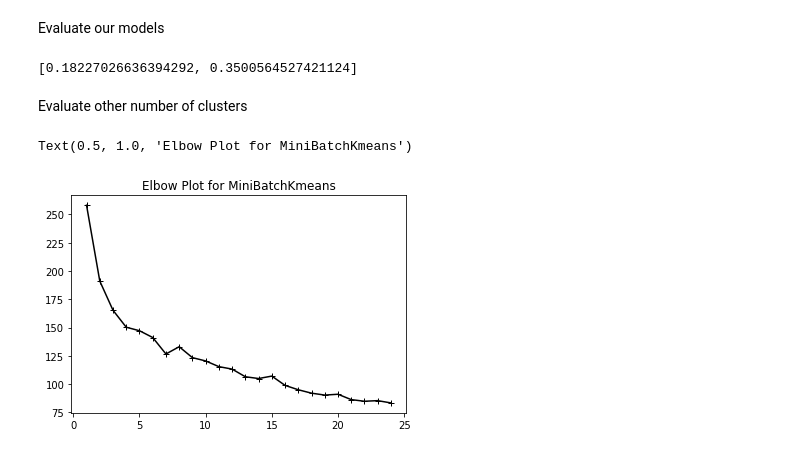
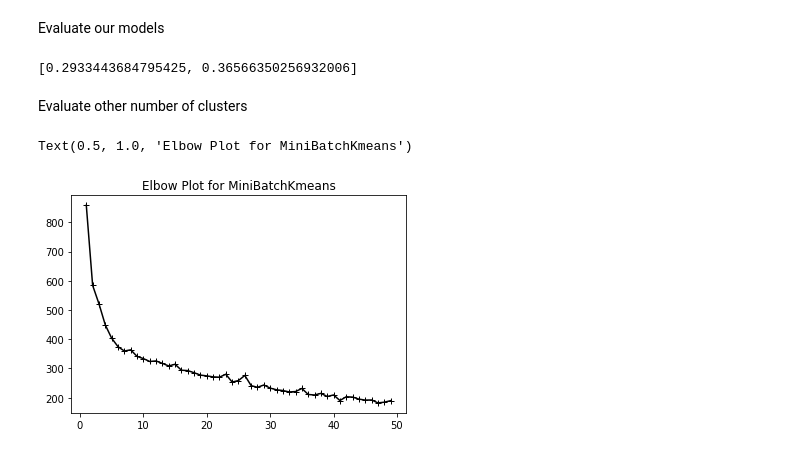
Before and after one commit to nguye82/microwave_imaging_project, a Jupyter notebook: ShapeImageClustering.ipynb, the cells around one changed output. Drawn from its saved outputs; the diff is of its cells as text; code cells hidden in the pictures.

```diff
--- a/ShapeImageClustering.ipynb
+++ b/ShapeImageClustering.ipynb
@@ -341,11 +309,11 @@ silhouette_avg_2 = silhouette_score(field_test, predLabel2)
 Evaluate other number of clusters
 # %%
 wcss = []
-for i in range(1,15):
-    minikmeans = getKmeans(num_clusters=i, train_data=field_train)
-    wcss.append(minikmeans.inertia_)
+for i in range(1,100):
+    minikmeans = MiniBatchKMeans(n_clusters = i, random_state = 420, batch_size=50, max_iter=100)
+    wcss.append(minikmeans.fit(fieldCS).inertia_)
 
-plt.plot(range(1,15), wcss, marker = "+", c = "black")
+plt.plot(range(1,100), wcss,  c = "black")
 plt.title("Elbow Plot for MiniBatchKmeans")
 # %% [output]
 Text(0.5, 1.0, 'Elbow Plot for MiniBatchKmeans')
@@ -379,0 +334,3 @@ kmeans3CT = getKmeans(total_clusters, field_train_CT)
+# %%
+fieldCT = fieldCT.reshape(len(fieldCT),-1)
+fieldCT.shape
@@ -380,5 +339,5 @@ kmeans3CT = getKmeans(total_clusters, field_train_CT)
 # %%
-centroids3CT = kmeans3CT.cluster_centers_.reshape(total_clusters,24,24)
+centroids3CT = kmeans3.fit(fieldCT).cluster_centers_.reshape(3,24,24)
 centroids3CT.shape
 # %% [output]
 (3, 24, 24)
@@ -395,5 +354,5 @@ for index, img in enumerate(centroids3CT):
 # %%
-cluster3CT_img, cluster3CT_freq, cluster3CT_target, cluster3CT_shape = getClusters(kmeans3CT, field_train_CT, freq_train_CT,
-                                                                                   target_train_CT, shape_train_CT, True, False,
+cluster3CT_img, cluster3CT_freq, cluster3CT_target, cluster3CT_shape = getClusters(kmeans3, fieldCT, freqCT,
+                                                                                   targetCT, shapeCT, True, False,
                                                                                    True, True)
 # %% [output]
@@ -513,22 +468,20 @@ predImg2CT, predLabel2CT = getPrediction(field_test_CT, kmeans2CT)
-# %%
-from sklearn.metrics import silhouette_score
-
-silhouette_avg_3CT = silhouette_score(field_test_CT, predLabel3CT)
-silhouette_avg_2CT = silhouette_score(field_test_CT, predLabel2CT)
-
-[silhouette_avg_3CT,silhouette_avg_2CT]
-# %% [output]
-[0.18227026636394292, 0.3500564527421124]
+# %%
+silhouette_avg_3CT = silhouette_score(fieldCT, kmeans3.fit_predict(fieldCT))
+silhouette_avg_2CT = silhouette_score(fieldCT, kmeans2.fit_predict(fieldCT))
+
+[silhouette_avg_3CT,silhouette_avg_2CT]
+# %% [output]
+[0.2933443684795425, 0.36566350256932006]
 # %% [markdown]
 Evaluate other number of clusters
 # %%
-wcss = []
-for i in range(1,25):
-    minikmeans = getKmeans(num_clusters=i, train_data=field_train_CT)
-    wcss.append(minikmeans.inertia_)
+wcss_CT = []
+for i in range(1,50):
+    minikmeans = MiniBatchKMeans(n_clusters = i, random_state = 420, batch_size=50, max_iter=100)
+    wcss_CT.append(minikmeans.fit(fieldCT).inertia_)
 
-plt.plot(range(1,25), wcss, marker = "+", c = "black")
+plt.plot(range(1,50), wcss_CT, marker = "+", c = "black")
 plt.title("Elbow Plot for MiniBatchKmeans")
 # %% [output]
 Text(0.5, 1.0, 'Elbow Plot for MiniBatchKmeans')
-[figure, old version]
+[figure, new version]
```
Also changed, not shown: parts of 50 cells of this notebook.
